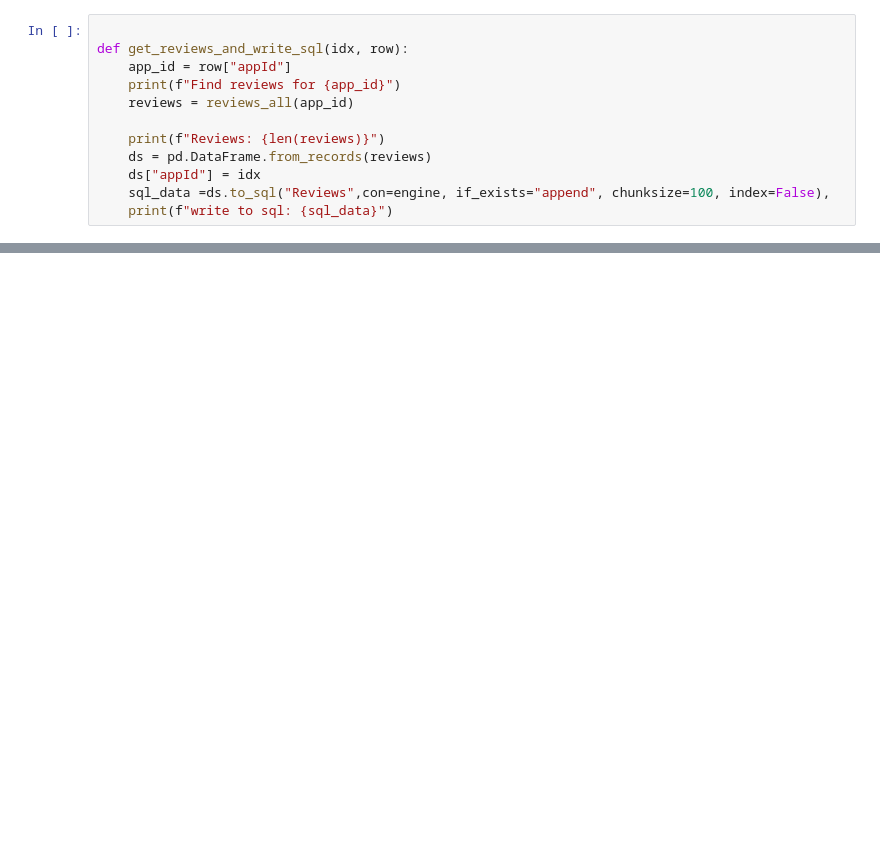
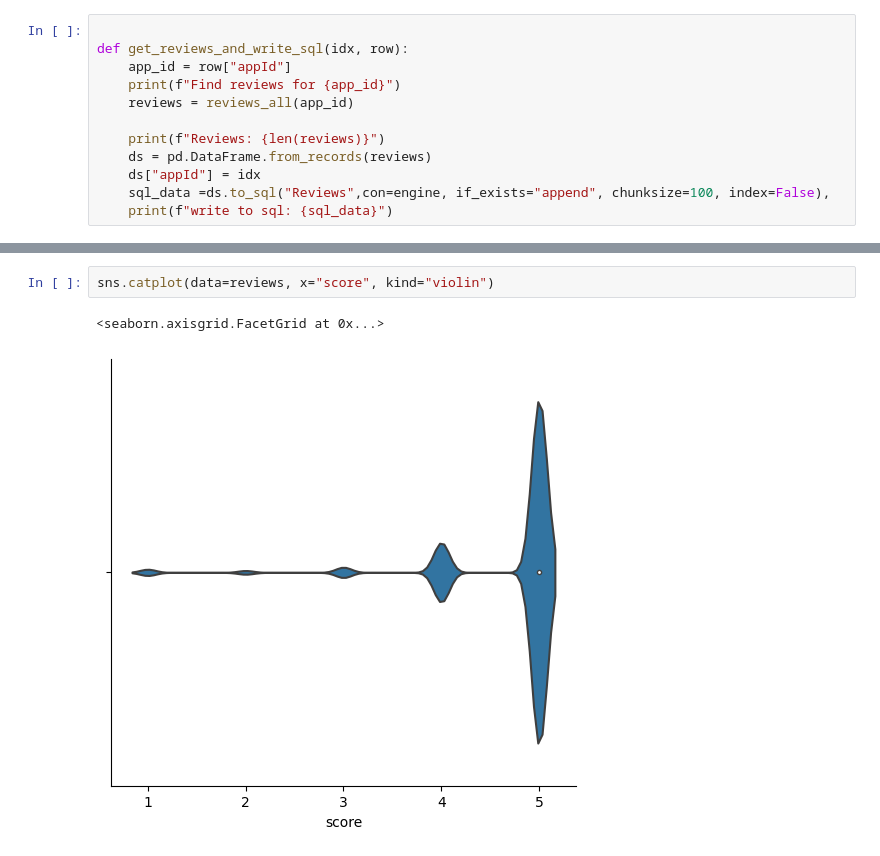
Before and after one commit to morgenmuesli/master_thesis_mood_tracker, a Jupyter notebook: notebooks/review_scrape.ipynb, the cells around one changed output, grey strips where cells are left out. Cells and saved outputs as stored; diff of their text form; blank space fills up the shorter version.

```diff
--- a/notebooks/review_scrape.ipynb
+++ b/notebooks/review_scrape.ipynb
@@ -107,0 +125,5 @@ len(reviews)
+# %%
+sns.catplot(data=reviews, x="score", kind="violin")
+# %% [output]
+<seaborn.axisgrid.FacetGrid at 0x...>
+[figure, added]
```
Also changed, not shown: parts of 16 cells of this notebook, 9 other files.
